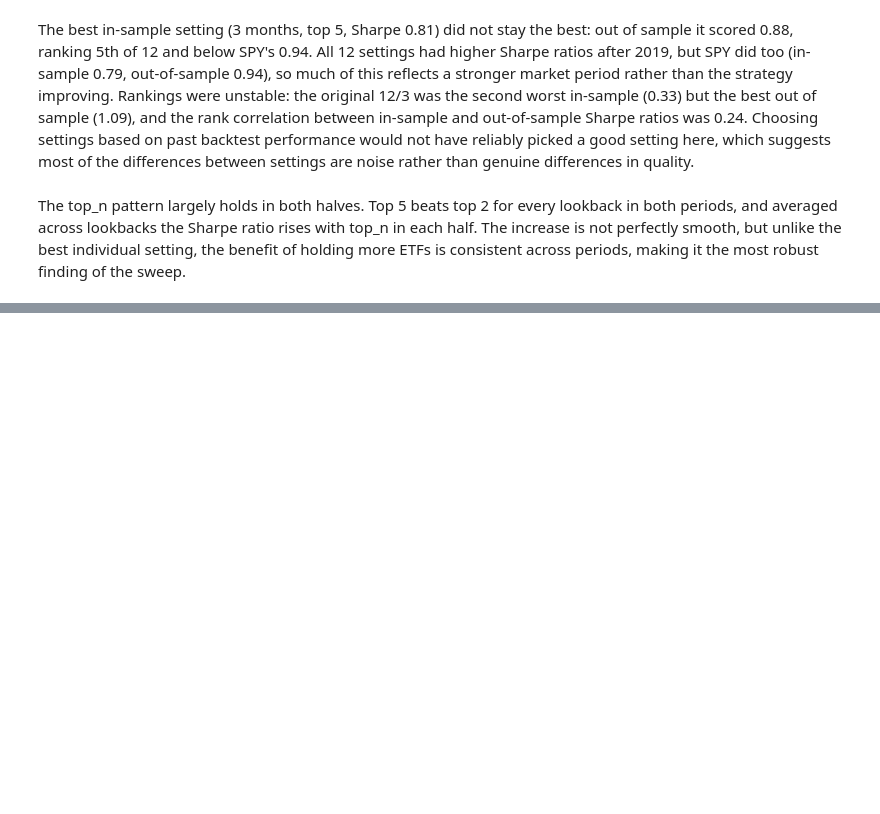
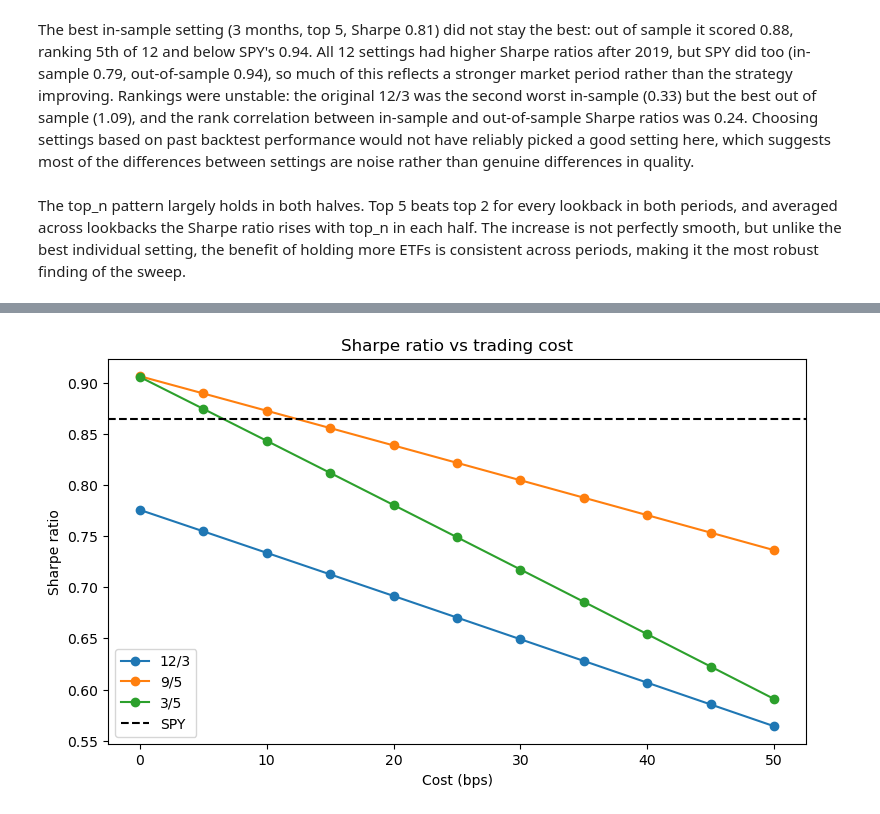
Before and after one commit to Truusst/Momentum-Research, a Jupyter notebook: robustness.ipynb, the cells around one changed output, grey strips where cells are left out. Cells and saved outputs as stored; diff of their text form; code cells hidden in the pictures; blank space fills up the shorter version.

```diff
--- a/robustness.ipynb
+++ b/robustness.ipynb
@@ -130,0 +220,11 @@ periods, making it the most robust finding of the sweep.
+# %%
+settings = [(12,3), (9,5), (3,5)] #choosing settings (12,3): original, (9,5): best full period, (3,5): best in period
+labels = [f"{lookback}/{top_n}" for lookback,top_n in settings]
+
+sharpe_ratios_costs = pd.DataFrame(index=range(0,51,5), columns=labels, dtype=float)
+
+for (lookback, top_n) in settings:
+        weights = momentum_strategy(prices, lookback=lookback, top_n=top_n)
+        for cost in range(0,51,5):
+            sharpe_ratios_costs.loc[cost, f"{lookback}/{top_n}"] = metrics.sharpe_ratio(run_backtest(weights, returns, cost*0.0001).loc[common_start:])
+print(sharpe_ratios_costs)
@@ -130,0 +244,12 @@ periods, making it the most robust finding of the sweep.
+# %%
+fig, ax = plt.subplots(figsize=(9, 5))
+sharpe_ratios_costs.plot(ax=ax, marker="o")
+ax.axhline(spy_sharpe, color="black", linestyle="--", label="SPY")
+ax.set_xlabel("Cost (bps)")
+ax.set_ylabel("Sharpe ratio")
+ax.set_title("Sharpe ratio vs trading cost")
+ax.legend()
+fig.savefig("figures/sharpe_vs_cost.png")
+plt.show()
+# %% [output]
+[figure, added]
```
Also changed, not shown: parts of 13 cells of this notebook.
